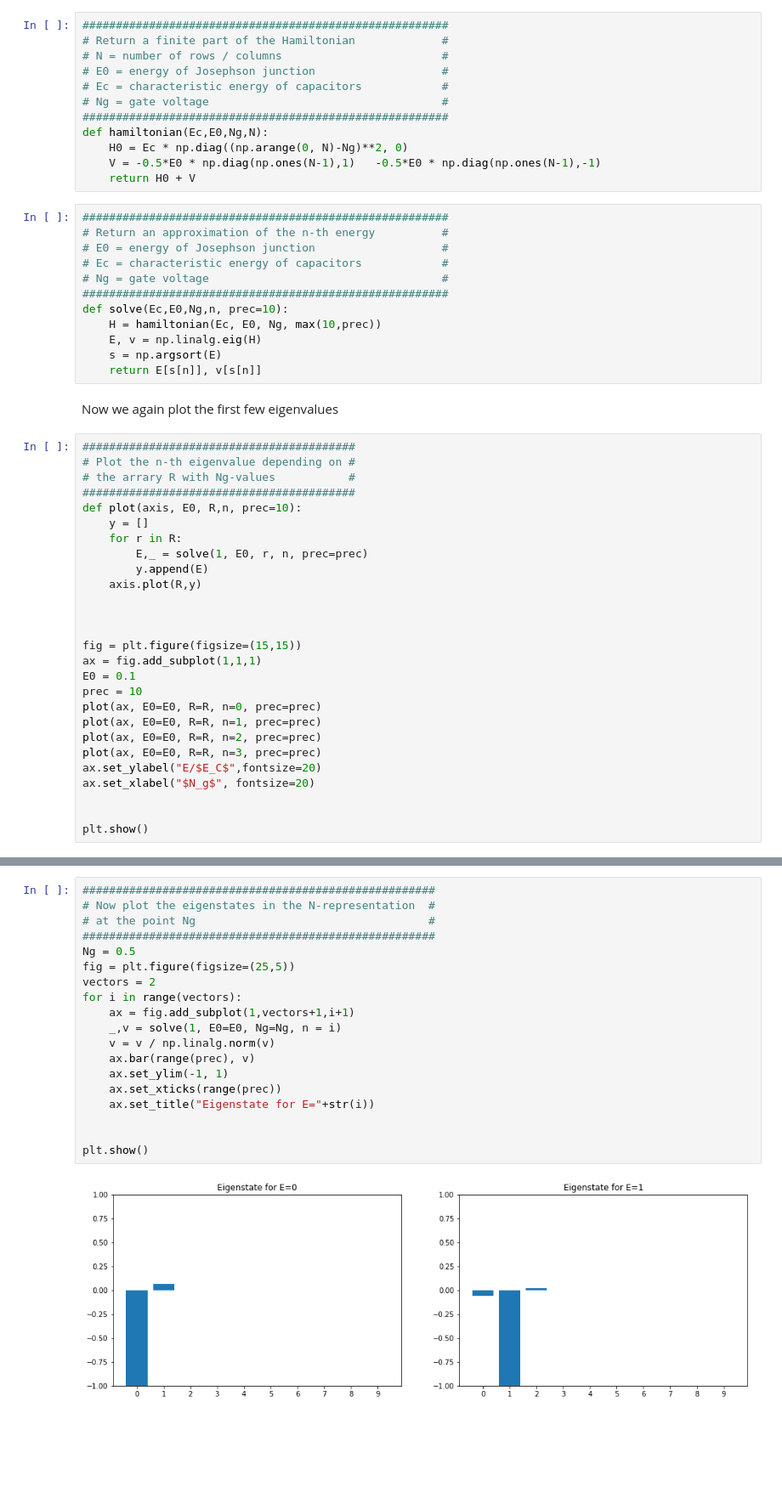
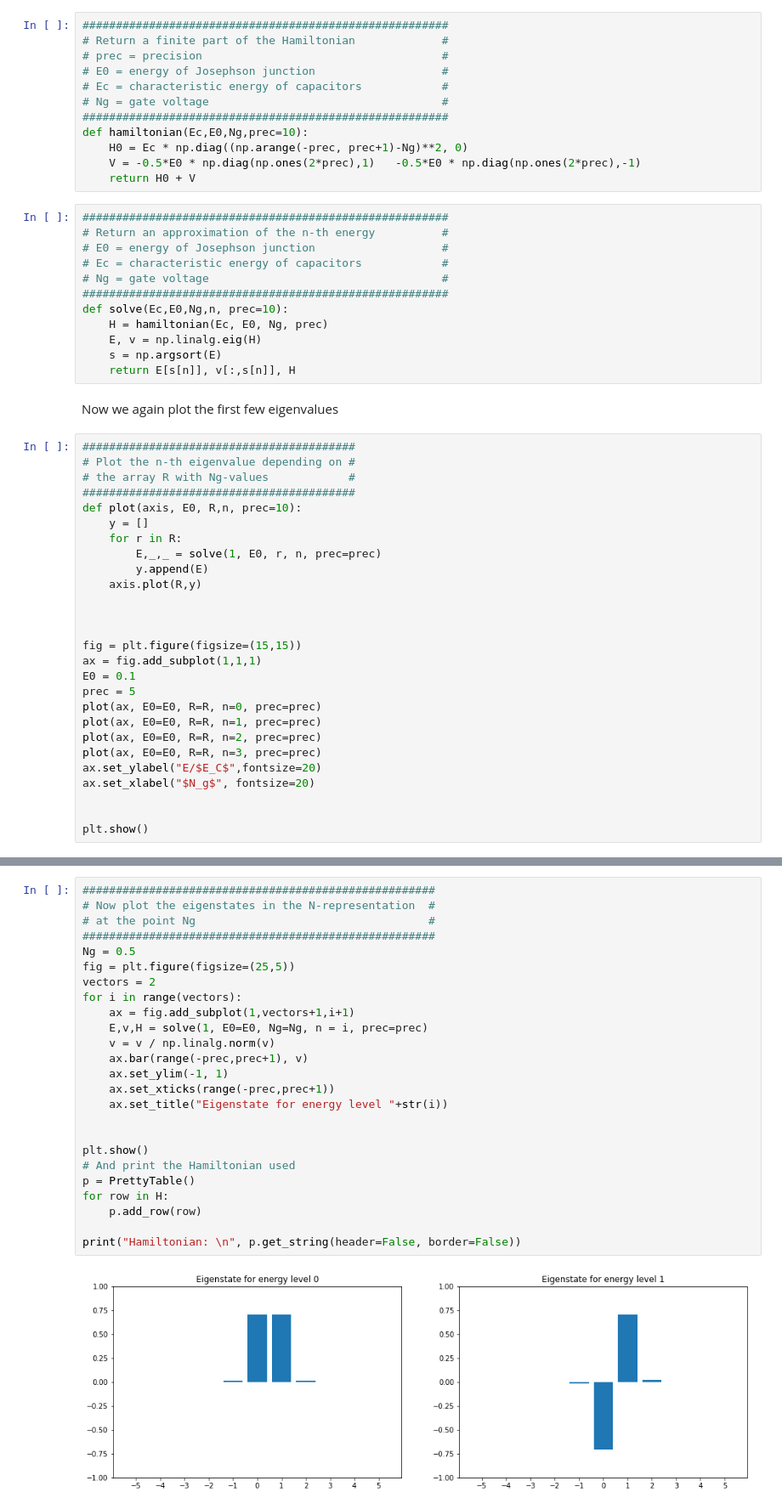
Before and after one commit to christianb93/QuantumComputing, a Jupyter notebook: Implementations/CooperPairBox.ipynb, the cells around one changed output, grey strips where cells are left out. Shown: that part at 85% size. Cells and saved outputs as stored; diff of their text form; blank space fills up the shorter version.

```diff
--- a/Implementations/CooperPairBox.ipynb
+++ b/Implementations/CooperPairBox.ipynb
@@ -40,14 +41,14 @@ We now study the behaviour for non-zero values of $E_0$. To do this, we approxim
 # %%
 #######################################################
 # Return a finite part of the Hamiltonian             #
-# N = number of rows / columns                        #
+# prec = precision                                    #
 # E0 = energy of Josephson junction                   #
 # Ec = characteristic energy of capacitors            #
 # Ng = gate voltage                                   #
 #######################################################
-def hamiltonian(Ec,E0,Ng,N):
-    H0 = Ec * np.diag((np.arange(0, N)-Ng)**2, 0)
-    V = -0.5*E0 * np.diag(np.ones(N-1),1)   -0.5*E0 * np.diag(np.ones(N-1),-1)
+def hamiltonian(Ec,E0,Ng,prec=10):
+    H0 = Ec * np.diag((np.arange(-prec, prec+1)-Ng)**2, 0)
+    V = -0.5*E0 * np.diag(np.ones(2*prec),1)   -0.5*E0 * np.diag(np.ones(2*prec),-1)
     return H0 + V
 # %%
 #######################################################
@@ -57,21 +58,21 @@ def hamiltonian(Ec,E0,Ng,N):
 # Ng = gate voltage                                   #
 #######################################################
 def solve(Ec,E0,Ng,n, prec=10):
-    H = hamiltonian(Ec, E0, Ng, max(10,prec))
+    H = hamiltonian(Ec, E0, Ng, prec)
     E, v = np.linalg.eig(H)
     s = np.argsort(E)
-    return E[s[n]], v[s[n]]
+    return E[s[n]], v[:,s[n]], H
 # %% [markdown]
 Now we again plot the first few eigenvalues
 # %%
 #########################################
 # Plot the n-th eigenvalue depending on #
-# the arrary R with Ng-values           #
+# the array R with Ng-values            #
 #########################################
 def plot(axis, E0, R,n, prec=10):
     y = []
     for r in R:
-        E,_ = solve(1, E0, r, n, prec=prec)
+        E,_,_ = solve(1, E0, r, n, prec=prec)
         y.append(E)
     axis.plot(R,y)
 
@@ -80,7 +81,7 @@ def plot(axis, E0, R,n, prec=10):
 fig = plt.figure(figsize=(15,15))
 ax = fig.add_subplot(1,1,1)
 E0 = 0.1
-prec = 10
+prec = 5
 plot(ax, E0=E0, R=R, n=0, prec=prec)
 plot(ax, E0=E0, R=R, n=1, prec=prec)
 plot(ax, E0=E0, R=R, n=2, prec=prec)
@@ -95,21 +96,27 @@ plt.show()
 # %%
 #####################################################
 # Now plot the eigenstates in the N-representation  #
 # at the point Ng                                   #
 #####################################################
 Ng = 0.5
 fig = plt.figure(figsize=(25,5))
 vectors = 2
 for i in range(vectors):
     ax = fig.add_subplot(1,vectors+1,i+1)
-    _,v = solve(1, E0=E0, Ng=Ng, n = i)
+    E,v,H = solve(1, E0=E0, Ng=Ng, n = i, prec=prec)
     v = v / np.linalg.norm(v)
-    ax.bar(range(prec), v)
+    ax.bar(range(-prec,prec+1), v)
     ax.set_ylim(-1, 1)
-    ax.set_xticks(range(prec))
-    ax.set_title("Eigenstate for E="+str(i))
+    ax.set_xticks(range(-prec,prec+1))
+    ax.set_title("Eigenstate for energy level "+str(i))
 
 
 plt.show()
+# And print the Hamiltonian used
+p = PrettyTable()
+for row in H:
+    p.add_row(row)
+
+print("Hamiltonian: \n", p.get_string(header=False, border=False))
 # %% [output]
-[figure, old version]
+[figure, new version]
```
Also changed, not shown: parts of 7 cells of this notebook, 11 other files.
